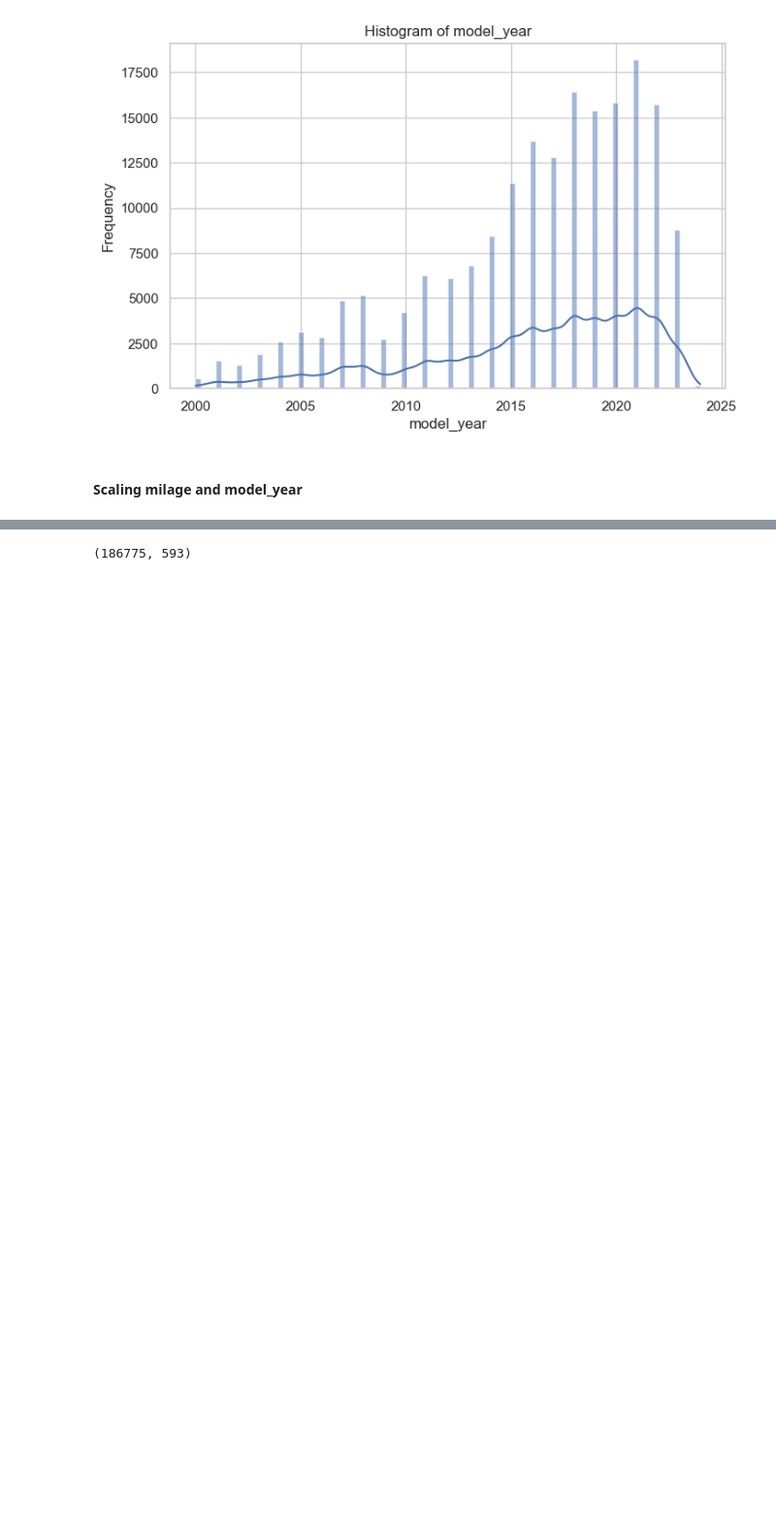
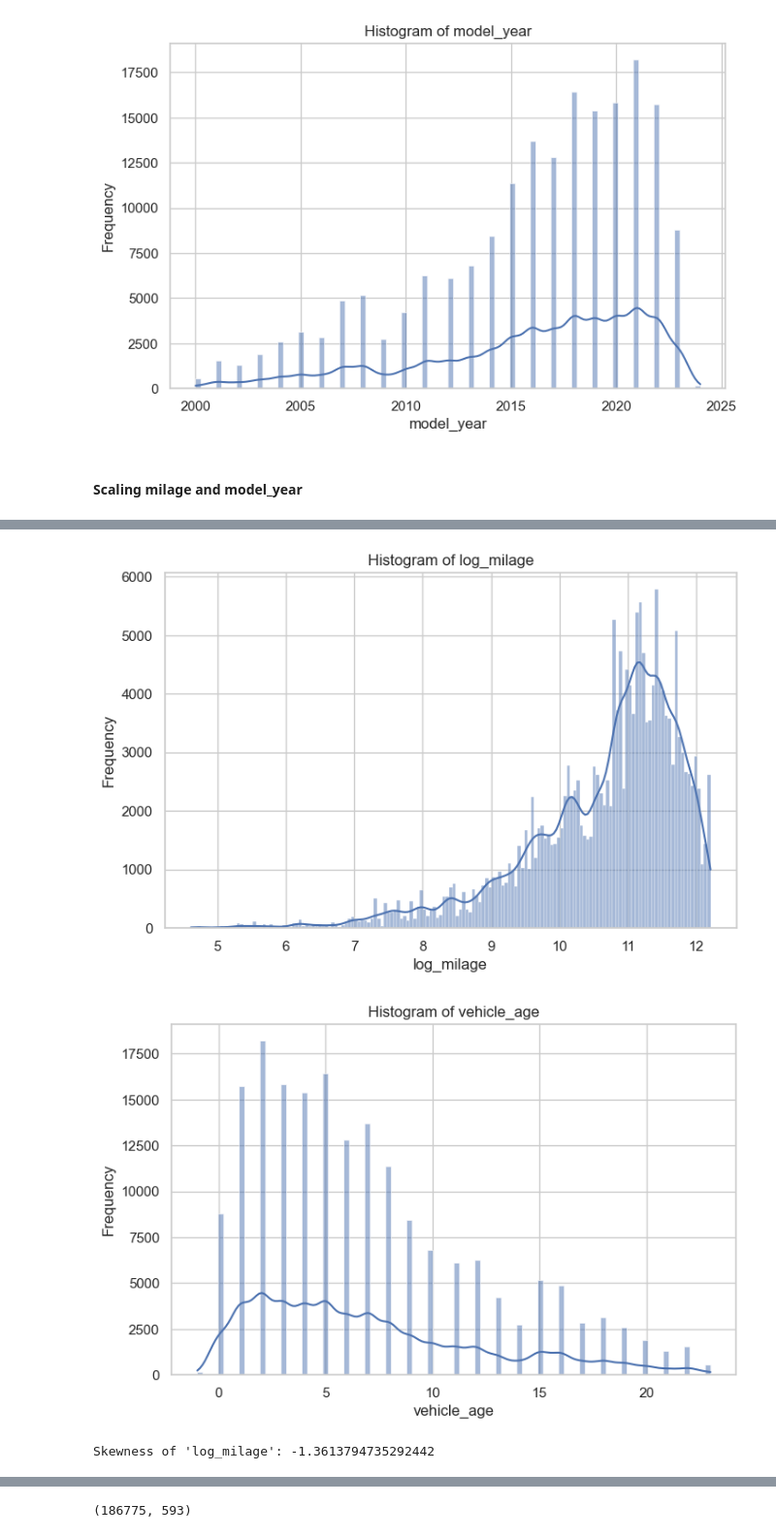
Before and after one commit to dimakazlouski/Used-Car-Prices-Regression, a Jupyter notebook: notebook.ipynb, the cells around one changed output, grey strips where cells are left out. Shown at 97% size. Cells and saved outputs as stored; diff of their text form; code cells hidden in the pictures; blank space fills up the shorter version.

```diff
--- a/notebook.ipynb
+++ b/notebook.ipynb
@@ -491,0 +496,32 @@ for feature in numerical_features:
+# %%
+scaled_log_data = no_outlier_data.copy()
+# %%
+scaled_log_data['log_price'] = np.log1p(scaled_log_data['price'])
+y = scaled_log_data['log_price']
+
+scaled_log_data['log_milage'] = np.log1p(scaled_log_data['milage'])
+
+current_year = 2023
+scaled_log_data['vehicle_age'] = current_year - scaled_log_data['model_year']
+# %%
+#numerical_features = ['log_price', 'log_milage','vehicle_age']
+numerical_features = ['log_milage','vehicle_age']
+
+
+# Taking a look at log_milage, vehicle_age after log transformation
+for feature in numerical_features:
+    plt.figure(figsize=(8, 5))
+    sns.histplot(scaled_log_data[feature], kde=True)
+    plt.title(f'Histogram of {feature}')
+    plt.xlabel(feature)
+    plt.ylabel('Frequency')
+    plt.show()
+# %% [output]
+[figure, added]
+[figure, added]
+# %%
+from scipy.stats import skew
+skewness_value = skew(scaled_log_data['log_milage'])
+print(f"Skewness of 'log_milage': {skewness_value}")
+# %% [output]
+Skewness of 'log_milage': -1.3613794735292442
```
Also changed, not shown: parts of 27 cells of this notebook, 2 other files.
